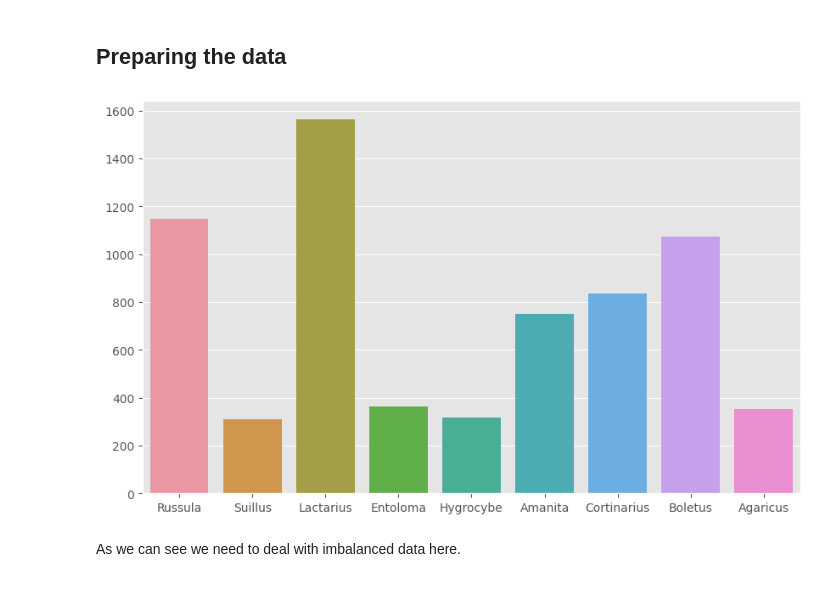
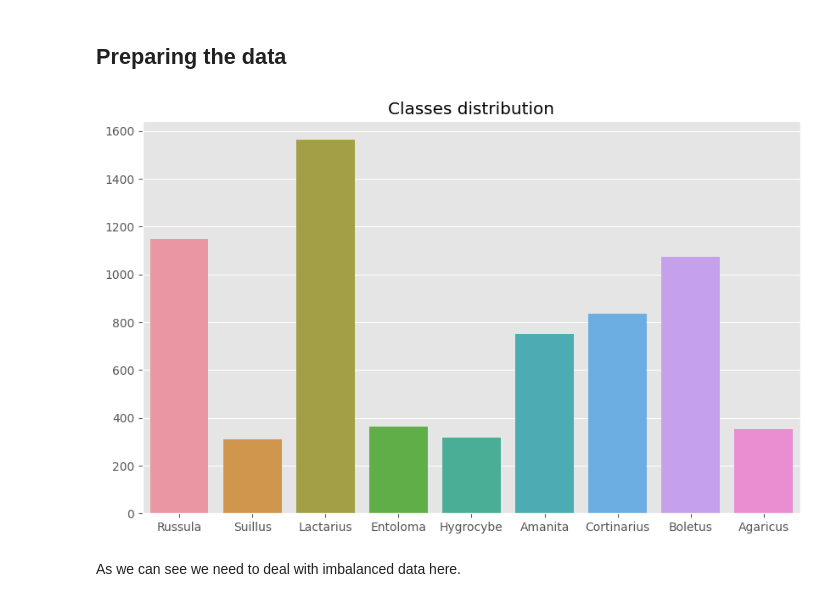
Before and after one commit to kamil271e/my-shrooms, a Jupyter notebook: mushrooms.ipynb, the cells around one changed output. Drawn from its saved outputs; the diff is of its cells as text; code cells hidden in the pictures.

```diff
--- a/mushrooms.ipynb
+++ b/mushrooms.ipynb
@@ -40,17 +25,18 @@ def copy_file(src_path, dst_path, file):
 # %%
 dataset_dir = 'Mushrooms'
 classes = os.listdir(dataset_dir)
 x = []
 y = []
 for cl in classes:
     class_length = len(os.listdir(f'{dataset_dir}/{cl}'))
     x.append(cl)
     y.append(class_length)
 plt.figure(figsize=(10,6))
 sns.barplot(x=x, y=y)
+plt.title("Classes distribution")
 plt.show()
 # %% [output]
-[figure, old version]
+[figure, new version]
 # %% [markdown]
 As we can see we need to deal with imbalanced data here.
 <!-- (Therefore let's use class weighting technique.)-->
```
Also changed, not shown: parts of 76 cells of this notebook, 8 other files.
